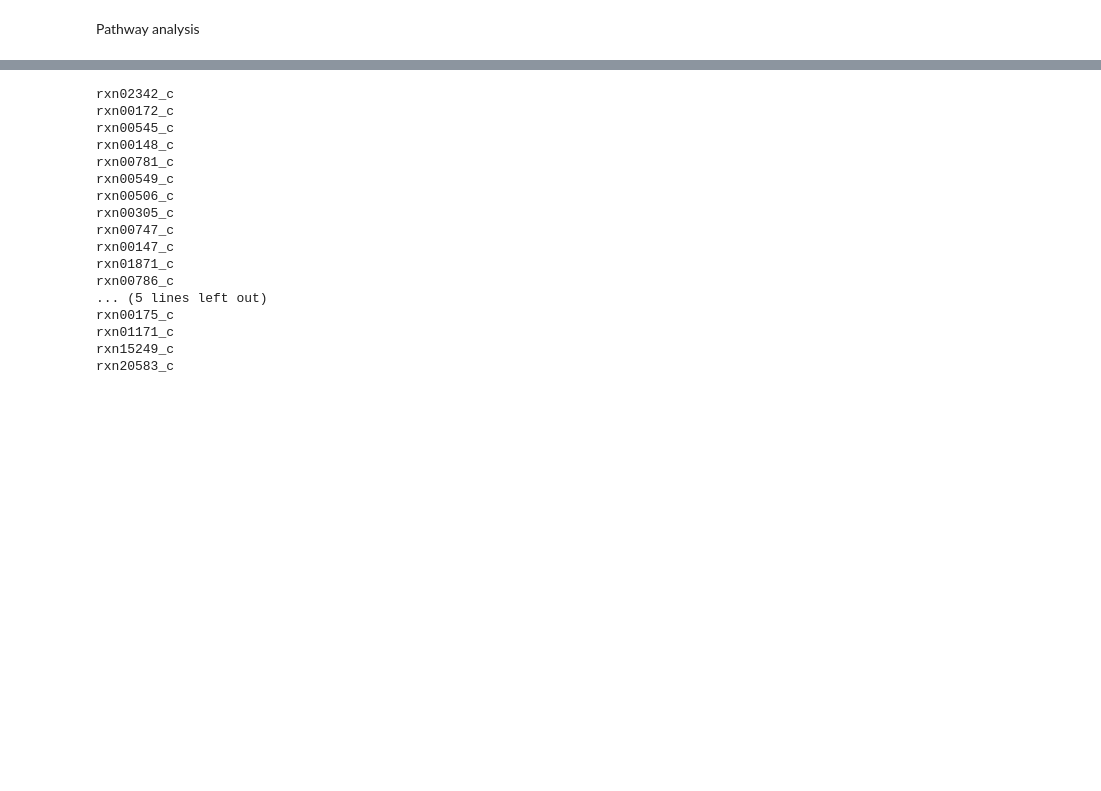
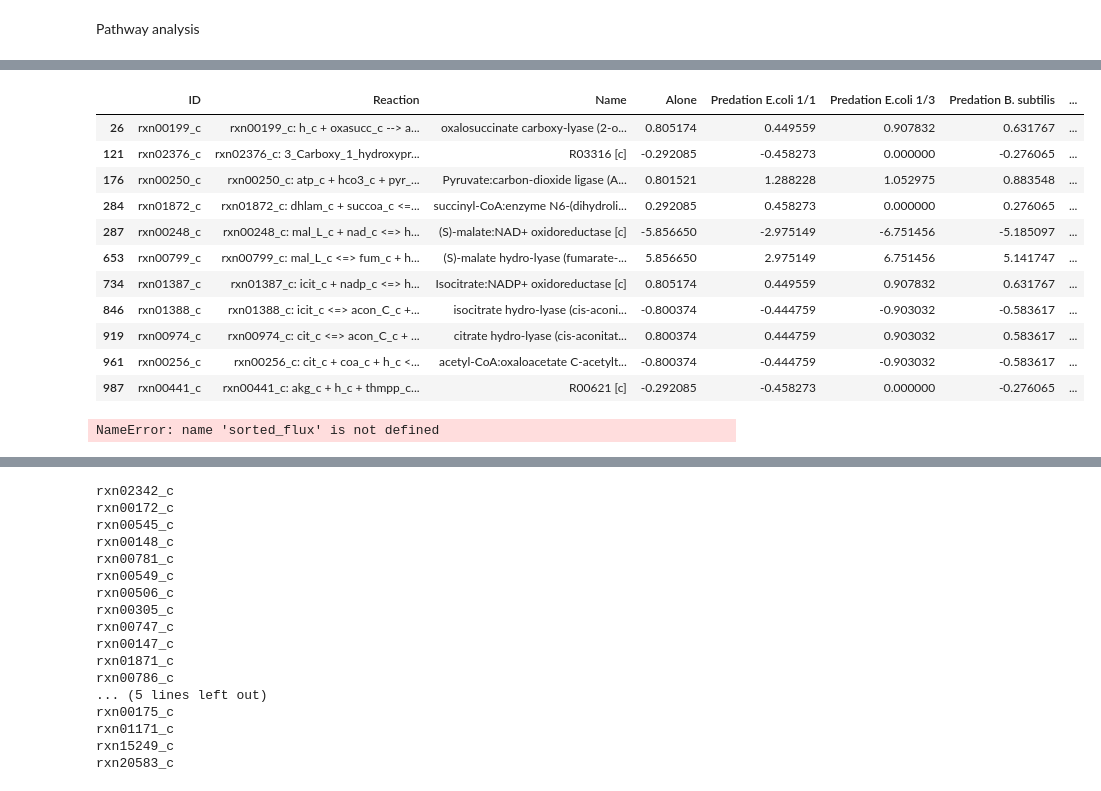
Before and after one commit to BondonMickael/M_xanthus-E_coli-Predation, a Jupyter notebook: fba_comparer-main/FBA_comparer_test.ipynb, the cells around one changed output, grey strips where cells are left out. Saved outputs shown, nothing was run; the diff lists cells and outputs as text; code cells hidden in the pictures; blank space fills up the shorter version.

```diff
--- a/fba_comparer-main/FBA_comparer_test.ipynb
+++ b/fba_comparer-main/FBA_comparer_test.ipynb
@@ -369,0 +382,25 @@ WARNING [bioservices.KEGG:1210]:  Could not parse the entry correctly.
+# %%
+mxanthus_normalized.loc[mxanthus_normalized["ID"].isin(liste)] #TCA Cycle
+# %% [output]
+|  | ID | Reaction | Name | Alone | Predation E.coli 1/1 | Predation E.coli 1/3 | Predation B. subtilis | ... |
+| 26 | rxn00199_c | rxn00199_c: h_c + oxasucc_c --> a... | oxalosuccinate carboxy-lyase (2-o... | 0.805174 | 0.449559 | 0.907832 | 0.631767 | ... |
+| 121 | rxn02376_c | rxn02376_c: 3_Carboxy_1_hydroxypr... | R03316 [c] | -0.292085 | -0.458273 | 0.000000 | -0.276065 | ... |
+| 176 | rxn00250_c | rxn00250_c: atp_c + hco3_c + pyr_... | Pyruvate:carbon-dioxide ligase (A... | 0.801521 | 1.288228 | 1.052975 | 0.883548 | ... |
+| 284 | rxn01872_c | rxn01872_c: dhlam_c + succoa_c <=... | succinyl-CoA:enzyme N6-(dihydroli... | 0.292085 | 0.458273 | 0.000000 | 0.276065 | ... |
+| 287 | rxn00248_c | rxn00248_c: mal_L_c + nad_c <=> h... | (S)-malate:NAD+ oxidoreductase [c] | -5.856650 | -2.975149 | -6.751456 | -5.185097 | ... |
+| 653 | rxn00799_c | rxn00799_c: mal_L_c <=> fum_c + h... | (S)-malate hydro-lyase (fumarate-... | 5.856650 | 2.975149 | 6.751456 | 5.141747 | ... |
+| 734 | rxn01387_c | rxn01387_c: icit_c + nadp_c <=> h... | Isocitrate:NADP+ oxidoreductase [c] | 0.805174 | 0.449559 | 0.907832 | 0.631767 | ... |
+| 846 | rxn01388_c | rxn01388_c: icit_c <=> acon_C_c +... | isocitrate hydro-lyase (cis-aconi... | -0.800374 | -0.444759 | -0.903032 | -0.583617 | ... |
+| 919 | rxn00974_c | rxn00974_c: cit_c <=> acon_C_c + ... | citrate hydro-lyase (cis-aconitat... | 0.800374 | 0.444759 | 0.903032 | 0.583617 | ... |
+| 961 | rxn00256_c | rxn00256_c: cit_c + coa_c + h_c <... | acetyl-CoA:oxaloacetate C-acetylt... | -0.800374 | -0.444759 | -0.903032 | -0.583617 | ... |
+| 987 | rxn00441_c | rxn00441_c: akg_c + h_c + thmpp_c... | R00621 [c] | -0.292085 | -0.458273 | 0.000000 | -0.276065 | ... |
+# %%
+liste = []
+for i in M_xanthus.reactions._dict:
+    if M_xanthus.reactions.get_by_id(i).subsystem == "Pyrimidine metabolism":
+        liste.append(i)
+
+filter = sorted_flux.loc[sorted_flux["ID"].isin(liste)][0:3]["ID"]
+sorted_flux.loc[sorted_flux["ID"].isin(liste)]
+# %% [output]
+NameError: name 'sorted_flux' is not defined
```
Also changed, not shown: parts of 31 cells of this notebook, 11 other files.
